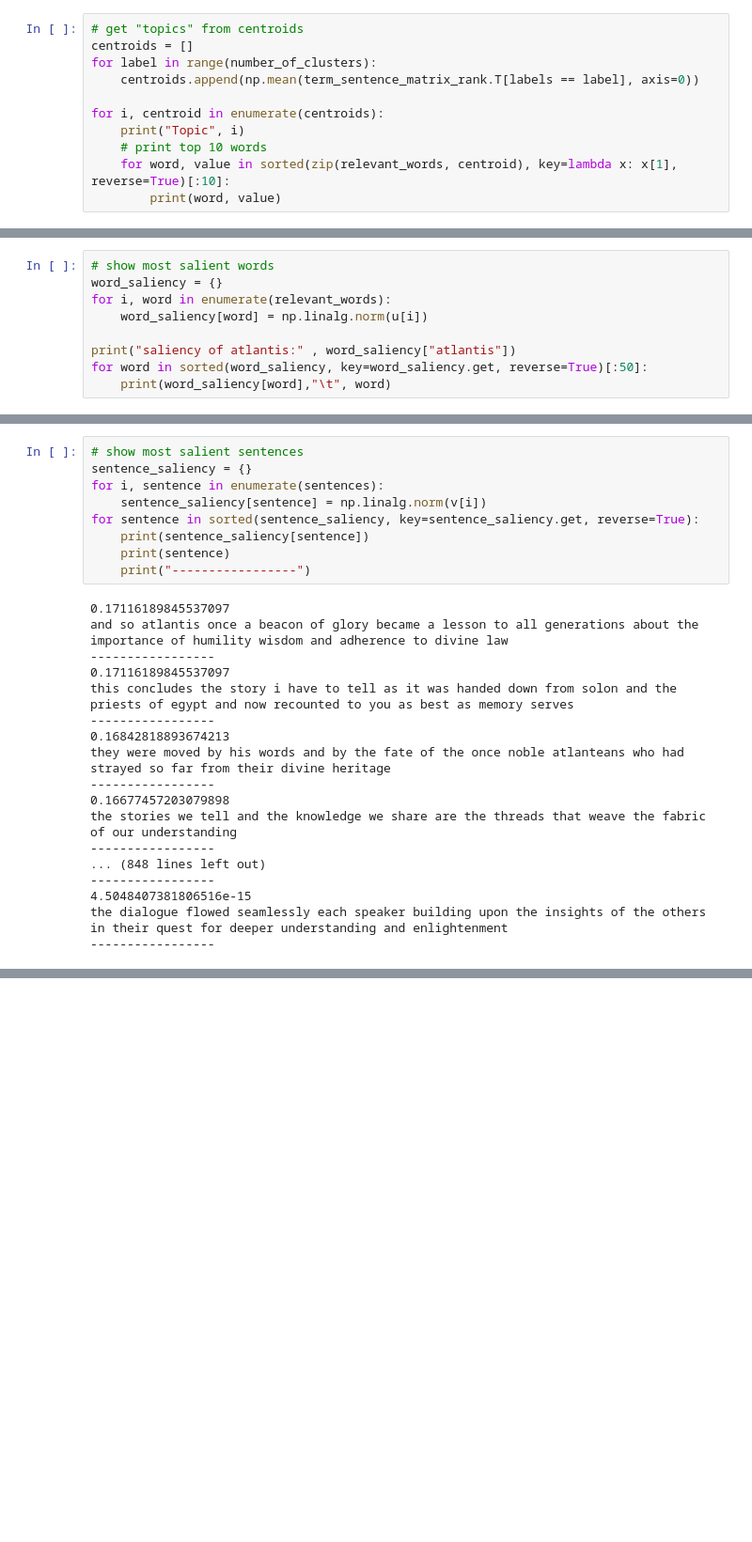
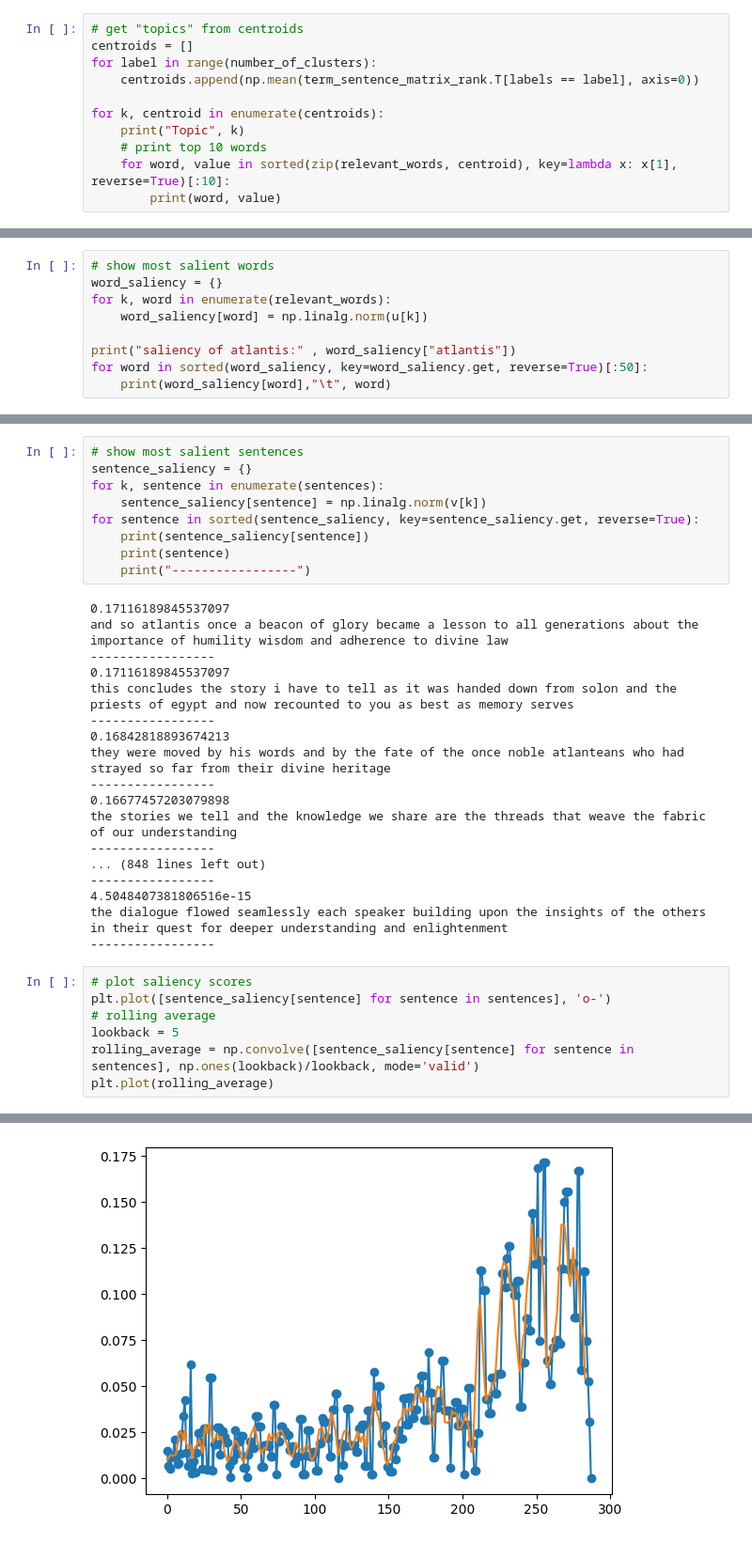
Before and after one commit to Bela4321/matrixmethods_dataanalysis, a Jupyter notebook: Kriterias/preprocesing.ipynb, the cells around one changed output, grey strips where cells are left out. Shown: that part at 94% size. Cells and saved outputs as stored; diff of their text form; blank space fills up the shorter version.

```diff
--- a/Kriterias/preprocesing.ipynb
+++ b/Kriterias/preprocesing.ipynb
@@ -264,8 +280,8 @@ centroids = []
 for label in range(number_of_clusters):
     centroids.append(np.mean(term_sentence_matrix_rank.T[labels == label], axis=0))
 
-for i, centroid in enumerate(centroids):
-    print("Topic", i)
+for k, centroid in enumerate(centroids):
+    print("Topic", k)
     # print top 10 words
     for word, value in sorted(zip(relevant_words, centroid), key=lambda x: x[1], reverse=True)[:10]:
         print(word, value)
@@ -301,8 +317,8 @@ print(v.shape)
 # %%
 # show most salient words
 word_saliency = {}
-for i, word in enumerate(relevant_words):
-    word_saliency[word] = np.linalg.norm(u[i])
+for k, word in enumerate(relevant_words):
+    word_saliency[word] = np.linalg.norm(u[k])
 
 print("saliency of atlantis:" , word_saliency["atlantis"])
 for word in sorted(word_saliency, key=word_saliency.get, reverse=True)[:50]:
@@ -328,8 +344,8 @@ saliency of atlantis: 0.0005754056262650963
 # %%
 # show most salient sentences
 sentence_saliency = {}
-for i, sentence in enumerate(sentences):
-    sentence_saliency[sentence] = np.linalg.norm(v[i])
+for k, sentence in enumerate(sentences):
+    sentence_saliency[sentence] = np.linalg.norm(v[k])
 for sentence in sorted(sentence_saliency, key=sentence_saliency.get, reverse=True):
     print(sentence_saliency[sentence])
     print(sentence)
@@ -352,3 +368,11 @@ the stories we tell and the knowledge we share are the threads that weave the fa
 4.5048407381806516e-15
 the dialogue flowed seamlessly each speaker building upon the insights of the others in their quest for deeper understanding and enlightenment
 -----------------
+# %%
+# plot saliency scores
+plt.plot([sentence_saliency[sentence] for sentence in sentences], 'o-')
+# rolling average
+lookback = 5
+rolling_average = np.convolve([sentence_saliency[sentence] for sentence in sentences], np.ones(lookback)/lookback, mode='valid')
+plt.plot(rolling_average)
+# %% [output]
@@ -354,0 +380 @@ the dialogue flowed seamlessly each speaker building upon the insights of the ot
+[figure, added]
```
Also changed, not shown: parts of 13 cells of this notebook.
